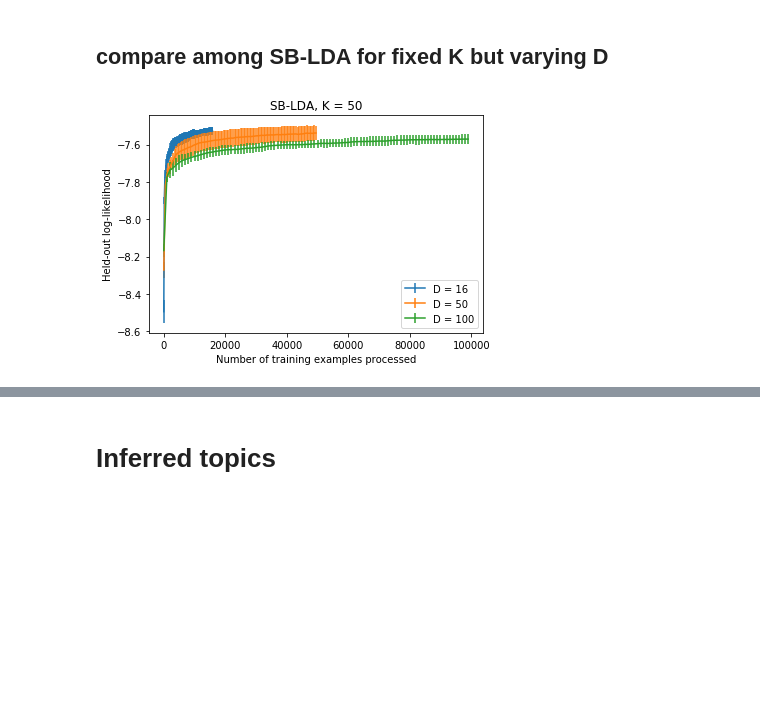
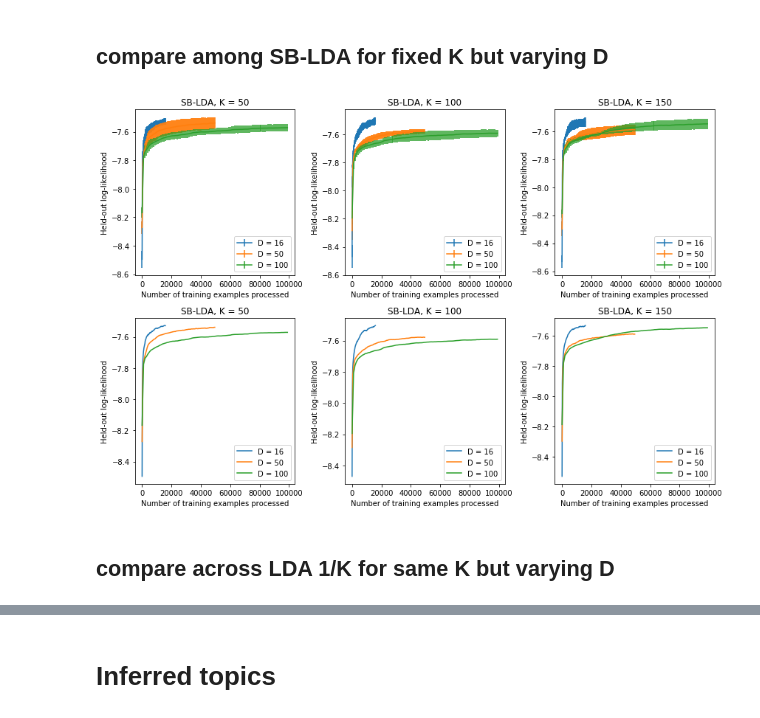
Before and after one commit to tinnguyen96/onlineldavb, a Jupyter notebook: Report.ipynb, the cells around one changed output, grey strips where cells are left out. Saved outputs shown, nothing was run; the diff lists cells and outputs as text; code cells hidden in the pictures; blank space fills up the shorter version.

```diff
--- a/Report.ipynb
+++ b/Report.ipynb
@@ -62,7 +62,7 @@ compare_sbVSlda(100, 16, "wiki10k","wiki1k", range(5,10))
 # %% [markdown]
 ## compare among SB-LDA for fixed D but varying K
 # %%
-def sb_acrossK(Klist, D, inroot, heldoutroot, expset, ax):
+def sb_acrossK(Klist, D, inroot, heldoutroot, expset, ax, plot_error):
     """
     Inputs:
         Klist: approximation levels
@@ -71,6 +71,7 @@ def sb_acrossK(Klist, D, inroot, heldoutroot, expset, ax):
         heldoutroot:
         expset: dictionary of experimental seeds, keys being approximation levels in Klist
         ax: axis to plot
+        plot_error: whether to plot error bars
     Outputs:
         plots LL of SB_LDA versus number of minibatches for different K's
     """
@@ -81,7 +82,7 @@ def sb_acrossK(Klist, D, inroot, heldoutroot, expset, ax):
     for i in range(len(Klist)):
         K = Klist[i]
         seeds = expset[K]
-        sbdir = "sbldaK" + str(K) + "_" + "D" + str(D) + "_" + inroot + "_" + heldoutroot
+        sbdir = "results/sbldaK" + str(K) + "_" + "D" + str(D) + "_" + inroot + "_" + heldoutroot
         sbLL = []
         for seed in seeds:
             sbpath = sbdir + "/LL_" + str(seed) + ".csv"
@@ -92,24 +93,28 @@ def sb_acrossK(Klist, D, inroot, heldoutroot, expset, ax):
         sbavg.append(np.mean(sbLL, axis=0)) # shape (len(batchcounts),)
         sberr.append(np.std(sbLL, axis=0)) # shape (len(batchcounts),)
 
-    fig = plt.figure()
     for i in range(len(Klist)):
-        plt.errorbar(sbbatchcounts, sbavg[i], yerr=sberr[i],label='K = %d' %Klist[i])
+        if (plot_error):
+            ax.errorbar(sbbatchcounts, sbavg[i], yerr=sberr[i],label='K = %d' %Klist[i])
+        else:
+            ax.plot(sbbatchcounts, sbavg[i],label='K = %d' %Klist[i])
     ax.set_title('SB-LDA, D = %d' %D)
     ax.set_xlabel('Number of mini-batches')
     ax.set_ylabel('Held-out log-likelihood')
-
+    ax.legend()
     return
 # %%
 Klist = [50, 100, 150]
 inroot = "wiki10k"
 heldoutroot = "wiki1k"
 expset = {50:[0,1,2,3,4], 100:[0,1,2,3,4], 150:[0,1,2,3,4]}
-
-fig, axes = plt.subplots(1,3,figsize=(12,4))
+plot_error = True
+fig, axes = plt.subplots(2,3,figsize=(12,8))
 
 D = [16, 50, 100]
 for i in range(3):
-    sb_acrossK(Klist, D[i], inroot, heldoutroot, expset, axes[i])
+    sb_acrossK(Klist, D[i], inroot, heldoutroot, expset, axes[0,i], True)
+    sb_acrossK(Klist, D[i], inroot, heldoutroot, expset, axes[1,i], False)
+plt.tight_layout()
 plt.show()
 # %% [output]
@@ -118,7 +122,7 @@ ValueError: operands could not be broadcast together with shapes (15,) (10,)
 # %% [markdown]
 ## compare among SB-LDA for fixed K but varying D
 # %%
-def sb_acrossD(K, Dlist, inroot, heldoutroot, expset, ax):
+def sb_acrossD(K, Dlist, inroot, heldoutroot, expset, ax, plot_error):
     """
     Inputs:
         K: approximation level
@@ -127,6 +131,7 @@ def sb_acrossD(K, Dlist, inroot, heldoutroot, expset, ax):
         heldoutroot:
         expset: dictionary of experimental seeds, keys being minibatch sizes in Dlist
         ax: axis to plot
+        plot_error: whether to plot error bars
     Outputs:
         plots LL of SB_LDA versus number of minibatches for different K's
     """
@@ -137,8 +142,8 @@ def sb_acrossD(K, Dlist, inroot, heldoutroot, expset, ax):
 
     for i in range(len(Dlist)):
         D = Dlist[i]
-        seeds = expset[K]
-        sbdir = "sbldaK" + str(K) + "_" + "D" + str(D) + "_" + inroot + "_" + heldoutroot
+        seeds = expset[D]
+        sbdir = "results/sbldaK" + str(K) + "_" + "D" + str(D) + "_" + inroot + "_" + heldoutroot
         sbLL = []
         for seed in seeds:
             sbpath = sbdir + "/LL_" + str(seed) + ".csv"
@@ -152,20 +157,29 @@ def sb_acrossD(K, Dlist, inroot, heldoutroot, expset, ax):
         sberr.append(np.std(sbLL, axis=0)) # shape (len(batchcounts),)
 
     for i in range(len(Dlist)):
-        plt.errorbar(sbexs[i], sbavg[i], yerr=sberr[i],label='D = %d' %Dlist[i])
+        if (plot_error):
+            ax.errorbar(sbexs[i], sbavg[i], yerr=sberr[i],label='D = %d' %Dlist[i])
+        else:
+            ax.plot(sbexs[i], sbavg[i], label='D = %d' %Dlist[i])
     ax.set_title('SB-LDA, K = %d' %K)
     ax.set_xlabel('Number of training examples processed')
     ax.set_ylabel('Held-out log-likelihood')
     ax.legend()
     return
 # %%
-K = 50
+K = [50, 100, 150]
 Dlist = [16, 50, 100]
 inroot = "wiki10k"
 heldoutroot = "wiki1k"
 expset = {16:[0,1,2,3,4], 50:[0,1,2,3,4], 100:[0,1,2,3,4]}
+fig, axes = plt.subplots(2,3,figsize=(12,8))
 
-sb_acrossD(K, Dlist, inroot, heldoutroot, expset, plt.gca())
+for i in range(3):
+    sb_acrossD(K[i], Dlist, inroot, heldoutroot, expset, axes[0,i], True)
+    sb_acrossD(K[i], Dlist, inroot, heldoutroot, expset, axes[1,i], False)
+plt.tight_layout()
 plt.show()
 # %% [output]
-[figure, old version]
+[figure, new version]
+# %% [markdown]
+## compare across LDA 1/K for same K but varying D
```
Also changed, not shown: parts of 4 cells of this notebook, 7 other files.
